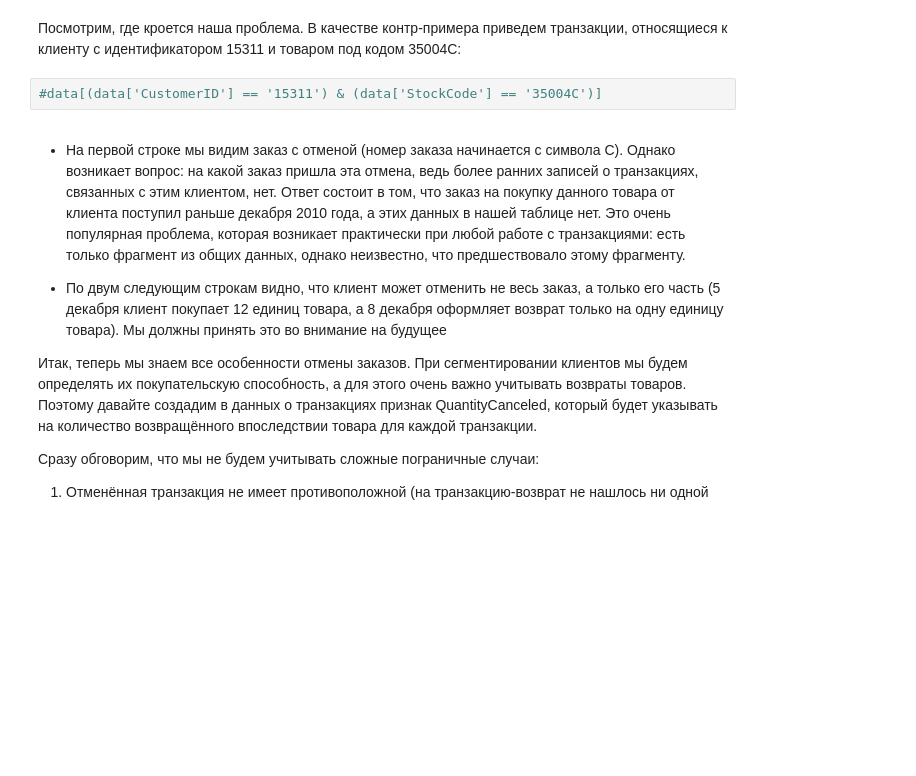
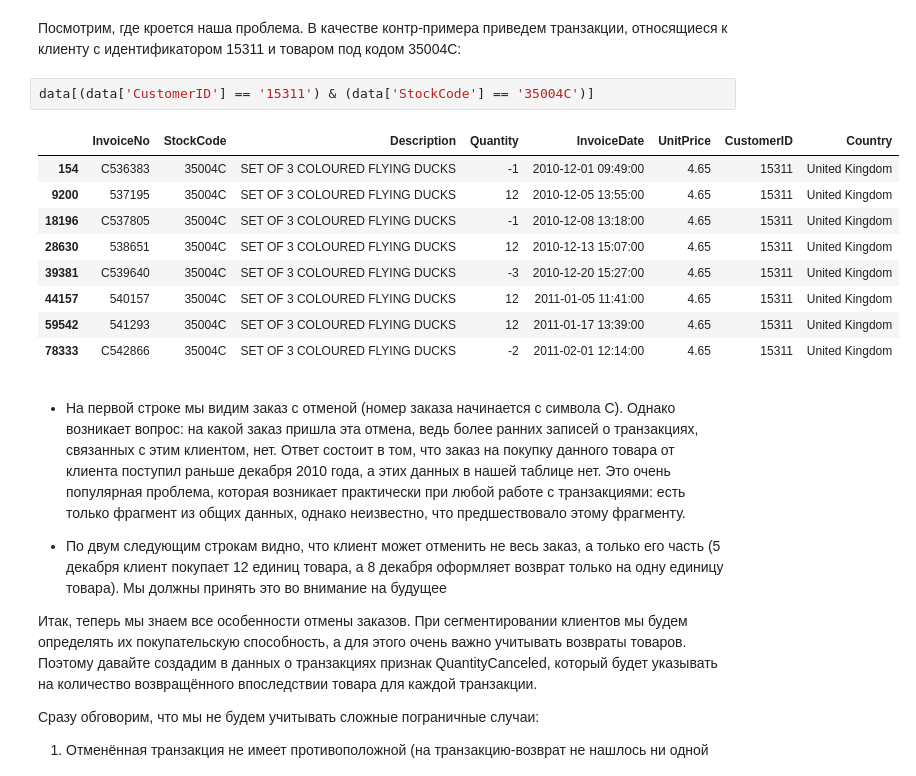
Before and after one commit to micaelofficial/michaels_mind, a Jupyter notebook: 6.Project-VI_Customer_Segmentation/Project-6._Ноутбук-шаблон.ipynb, the cells around one changed output. Saved outputs shown, nothing was run; the diff lists cells and outputs as text; blank space fills up the shorter version.

```diff
--- a/6.Project-VI_Customer_Segmentation/Project-6._Ноутбук-шаблон.ipynb
+++ b/6.Project-VI_Customer_Segmentation/Project-6._Ноутбук-шаблон.ipynb
@@ -408,7 +408,17 @@ print("Гипотеза верна" if hypothesis_valid else "Гипотеза
 # %% [markdown]
 Посмотрим, где кроется наша проблема. В качестве контр-примера приведем транзакции, относящиеся к клиенту с идентификатором 15311 и товаром под кодом 35004C:
 # %%
-#data[(data['CustomerID'] == '15311') & (data['StockCode'] == '35004C')]
+data[(data['CustomerID'] == '15311') & (data['StockCode'] == '35004C')]
+# %% [output]
+|  | InvoiceNo | StockCode | Description | Quantity | InvoiceDate | UnitPrice | CustomerID | Country |
+| 154 | C536383 | 35004C | SET OF 3 COLOURED FLYING DUCKS | -1 | 2010-12-01 09:49:00 | 4.65 | 15311 | United Kingdom |
+| 9200 | 537195 | 35004C | SET OF 3 COLOURED FLYING DUCKS | 12 | 2010-12-05 13:55:00 | 4.65 | 15311 | United Kingdom |
+| 18196 | C537805 | 35004C | SET OF 3 COLOURED FLYING DUCKS | -1 | 2010-12-08 13:18:00 | 4.65 | 15311 | United Kingdom |
+| 28630 | 538651 | 35004C | SET OF 3 COLOURED FLYING DUCKS | 12 | 2010-12-13 15:07:00 | 4.65 | 15311 | United Kingdom |
+| 39381 | C539640 | 35004C | SET OF 3 COLOURED FLYING DUCKS | -3 | 2010-12-20 15:27:00 | 4.65 | 15311 | United Kingdom |
+| 44157 | 540157 | 35004C | SET OF 3 COLOURED FLYING DUCKS | 12 | 2011-01-05 11:41:00 | 4.65 | 15311 | United Kingdom |
+| 59542 | 541293 | 35004C | SET OF 3 COLOURED FLYING DUCKS | 12 | 2011-01-17 13:39:00 | 4.65 | 15311 | United Kingdom |
+| 78333 | C542866 | 35004C | SET OF 3 COLOURED FLYING DUCKS | -2 | 2011-02-01 12:14:00 | 4.65 | 15311 | United Kingdom |
 # %% [markdown]
 * На первой строке мы видим заказ с отменой (номер заказа начинается с символа C). Однако возникает вопрос: на какой заказ пришла эта отмена, ведь более ранних записей о транзакциях, связанных с этим клиентом, нет.
 Ответ состоит в том, что заказ на покупку данного товара от клиента поступил раньше декабря 2010 года, а этих данных в нашей таблице нет. Это очень популярная проблема, которая возникает практически при любой работе с транзакциями: есть только фрагмент из общих данных, однако неизвестно, что предшествовало этому фрагменту.
```
Also changed, not shown: parts of 36 cells of this notebook, 2 other files.
